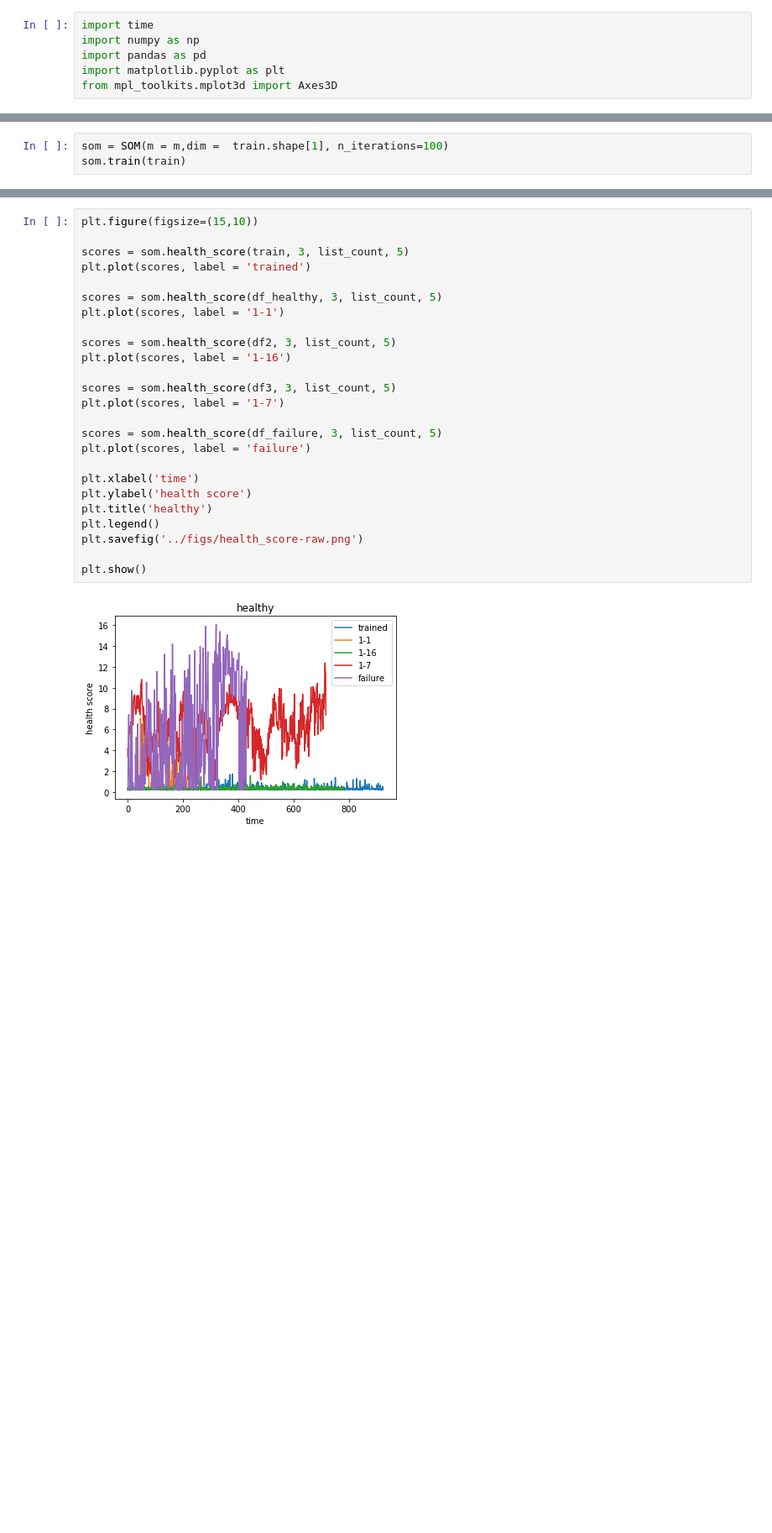
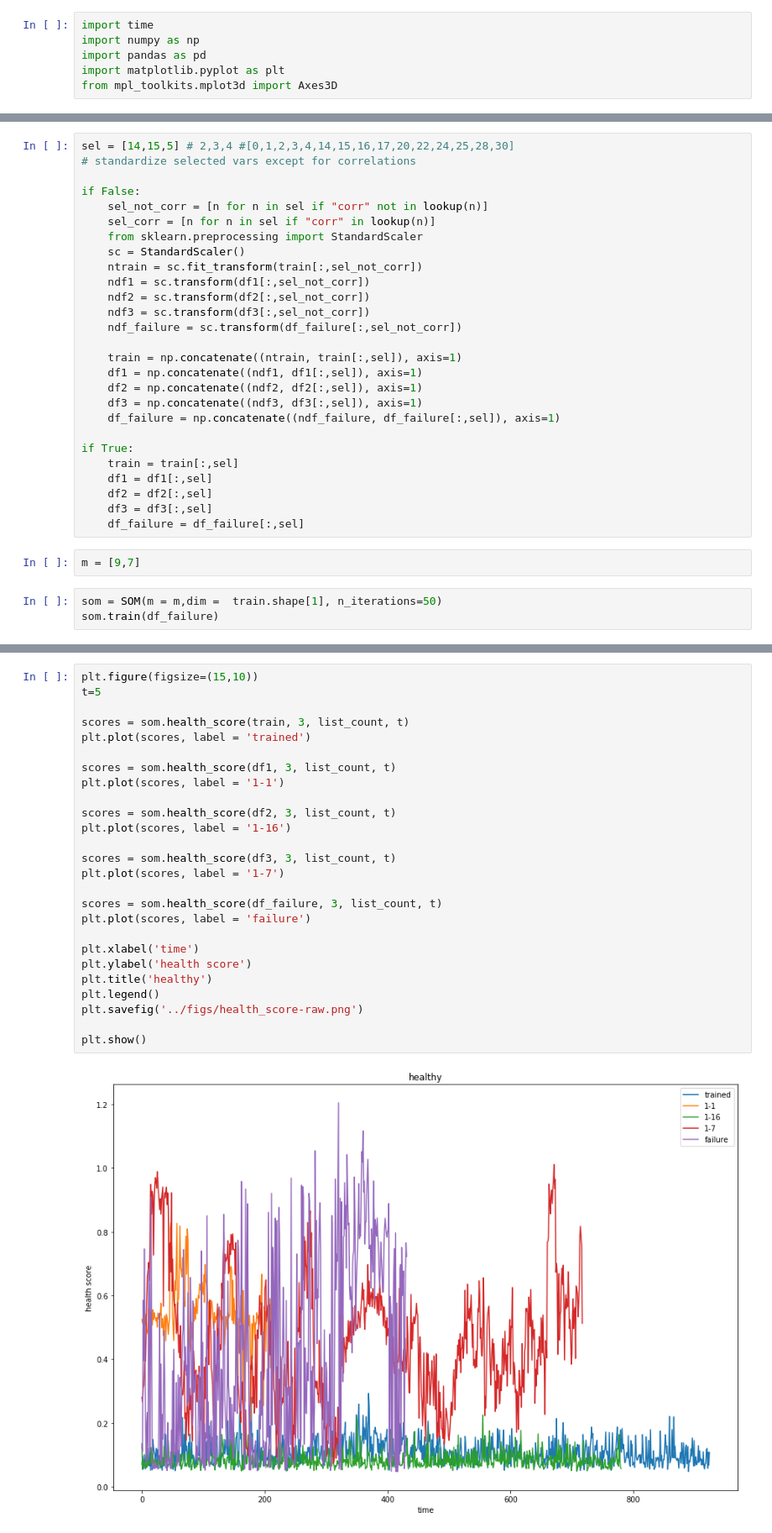
Before and after one commit to johnnyd710/cs-680-project, a Jupyter notebook: notebooks/som.ipynb, the cells around one changed output, grey strips where cells are left out. Shown at 84% size. Drawn from its saved outputs; the diff is of its cells as text; blank space fills up the shorter version.

```diff
--- a/notebooks/som.ipynb
+++ b/notebooks/som.ipynb
@@ -144,3 +118,32 @@ m = [10,10]
+# %%
+sel = [14,15,5] # 2,3,4 #[0,1,2,3,4,14,15,16,17,20,22,24,25,28,30]
+# standardize selected vars except for correlations
+
+if False:
+    sel_not_corr = [n for n in sel if "corr" not in lookup(n)]
+    sel_corr = [n for n in sel if "corr" in lookup(n)]
+    from sklearn.preprocessing import StandardScaler
+    sc = StandardScaler()
+    ntrain = sc.fit_transform(train[:,sel_not_corr])
+    ndf1 = sc.transform(df1[:,sel_not_corr])
+    ndf2 = sc.transform(df2[:,sel_not_corr])
+    ndf3 = sc.transform(df3[:,sel_not_corr])
+    ndf_failure = sc.transform(df_failure[:,sel_not_corr])
+
+    train = np.concatenate((ntrain, train[:,sel]), axis=1)
+    df1 = np.concatenate((ndf1, df1[:,sel]), axis=1)
+    df2 = np.concatenate((ndf2, df2[:,sel]), axis=1)
+    df3 = np.concatenate((ndf3, df3[:,sel]), axis=1)
+    df_failure = np.concatenate((ndf_failure, df_failure[:,sel]), axis=1)
+
+if True:
+    train = train[:,sel]
+    df1 = df1[:,sel]
+    df2 = df2[:,sel]
+    df3 = df3[:,sel]
+    df_failure = df_failure[:,sel]
+# %%
+m = [9,7]
 # %%
-som = SOM(m = m,dim =  train.shape[1], n_iterations=100)
-som.train(train)
+som = SOM(m = m,dim =  train.shape[1], n_iterations=50)
+som.train(df_failure)
@@ -225,30 +206,31 @@ plt.show()
 # %%
 plt.figure(figsize=(15,10))
+t=5
 
-scores = som.health_score(train, 3, list_count, 5)
+scores = som.health_score(train, 3, list_count, t)
 plt.plot(scores, label = 'trained')
 
-scores = som.health_score(df_healthy, 3, list_count, 5)
+scores = som.health_score(df1, 3, list_count, t)
 plt.plot(scores, label = '1-1')
 
-scores = som.health_score(df2, 3, list_count, 5)
+scores = som.health_score(df2, 3, list_count, t)
 plt.plot(scores, label = '1-16')
 
-scores = som.health_score(df3, 3, list_count, 5)
+scores = som.health_score(df3, 3, list_count, t)
 plt.plot(scores, label = '1-7')
 
-scores = som.health_score(df_failure, 3, list_count, 5)
+scores = som.health_score(df_failure, 3, list_count, t)
 plt.plot(scores, label = 'failure')
 
 plt.xlabel('time')
 plt.ylabel('health score')
 plt.title('healthy')
 plt.legend()
 plt.savefig('../figs/health_score-raw.png')
 
 plt.show()
 # %% [output]
-[figure, old version]
+[figure, new version]
 # %%
 #from scipy.signal import savgol_filter
 plt.figure(figsize=(15,10))
```
Also changed, not shown: parts of 17 cells of this notebook, 1 other file.
